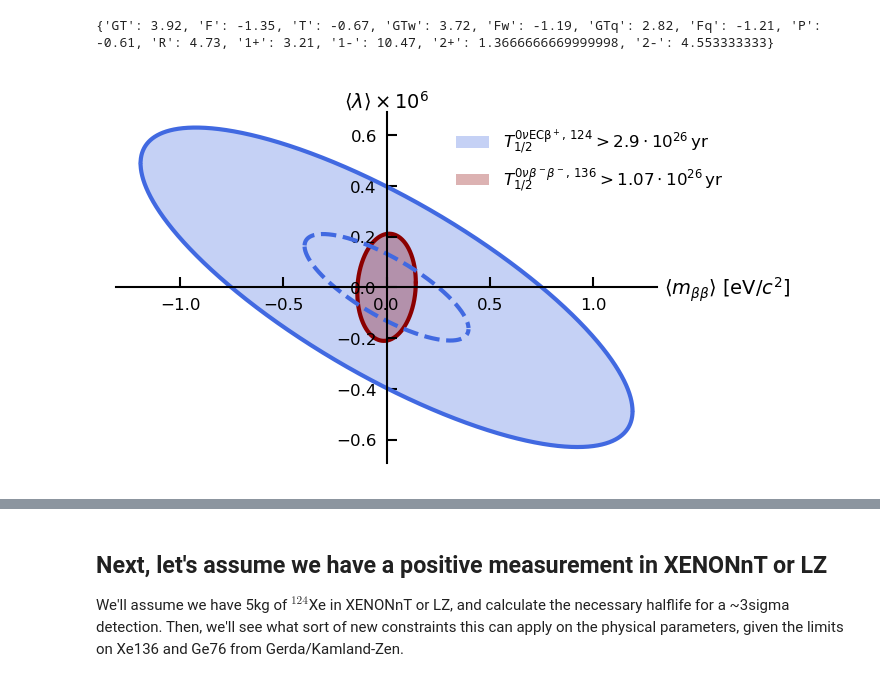
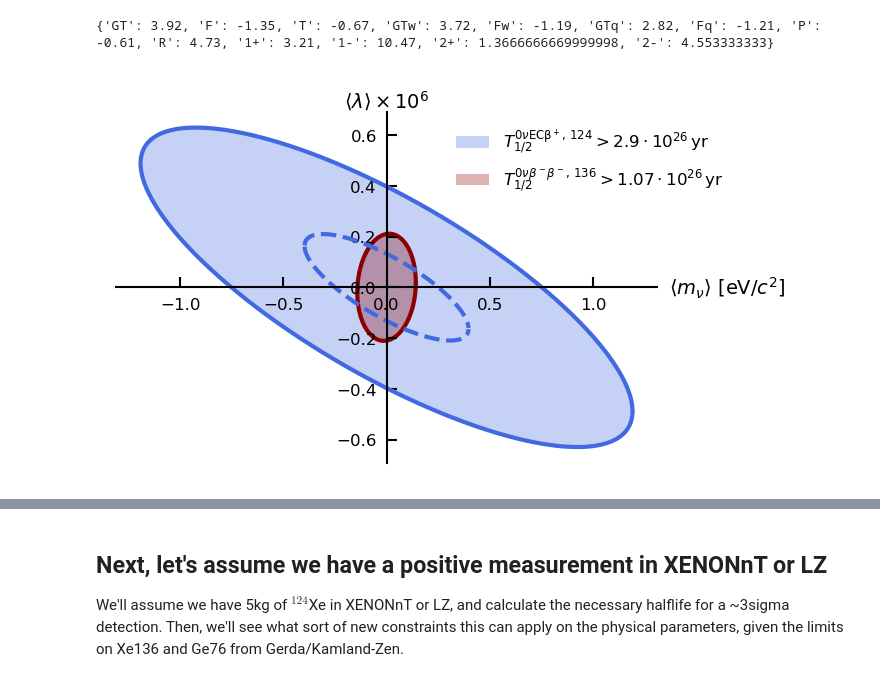
Before and after one commit to bglenardo/MuensterTPC-MC, a Jupyter notebook: analysis_LRSymmetricConstraints/New physics constraints from Xe124 decay.ipynb, the cells around one changed output, grey strips where cells are left out. Saved outputs shown, nothing was run; the diff lists cells and outputs as text; code cells hidden in the pictures.

Commit message:
Revision three paper plots

```diff
--- a/analysis_LRSymmetricConstraints/New physics constraints from Xe124 decay.ipynb
+++ b/analysis_LRSymmetricConstraints/New physics constraints from Xe124 decay.ipynb
@@ -383,35 +383,35 @@ plt.plot(m,xe124_lp*1.e6,linestyle='-', color='royalblue', linewidth=1.5, zorder
 
 
 plt.fill_between(m,xe136_lm*1.e6,xe136_lp*1.e6,facecolor='darkred',alpha=0.3, edgecolor=None,label='$T^{0\\nu\\beta^-\\beta^-,\,136}_{1/2}>1.07\\cdot10^{26}\\,\\rm{yr}$')
 plt.plot(m,xe136_lm*1.e6,linestyle='-', color='darkred', linewidth=1.5, zorder=1)
 plt.plot(m,xe136_lp*1.e6,linestyle='-', color='darkred', linewidth=1.5, zorder=1)
 
 ax = plt.gca()
 ax.spines['bottom'].set_position('zero')
 ax.spines['left'].set_position('zero')
 ax.spines['right'].set_color('none')
 ax.spines['top'].set_color('none')
 
 ax.xaxis.set_ticks_position('bottom')
 ax.yaxis.set_ticks_position('left')
 #ax.set_xticks([-0.02,-0.01,0.01,0.02])
 #ax.set_yticks([-0.02,0.02])
 #ax.set_xlim(-1.2,1.2)
 #ax.set_ylim(-0.7,0.7)
 
-ax.set_xlabel(r'$\langle m_{\beta\beta} \rangle$ [eV/$c^2$]')
+ax.set_xlabel(r'$\langle m_\nu \rangle$ [eV/$c^2$]')
 ax.xaxis.set_label_coords(1.13,0.535)
 ax.set_ylabel(r'$\langle \lambda \rangle \times 10^6$',rotation='horizontal')
 ax.yaxis.set_label_coords(0.5,1.0)
 #plt.axis([-0.03,0.03,-0.04,0.04])
 leg=plt.legend(loc='upper right',frameon=True, fontsize=6, bbox_to_anchor=(1.15, 1))
 leg.get_frame().set_linewidth(0)
 plt.draw()
 plt.savefig('ellipses_plot_efficiencies_included.pdf',dpi=300,bbox_inches='tight')
 plt.show()
 #plt.savefig('ellipses_plot_efficiencies_included.svg',bbox_inches='tight')
 # %% [output]
-[figure, old version]
+[figure, new version]
 # %%
 xe124_lm = EtaVsML_neg(m,0.,Tlim,xe124_nme,xe124_psf,xe124_sf)
 xe124_lp = EtaVsML_pos(m,0.,Tlim,xe124_nme,xe124_psf,xe124_sf)
```
Also changed, not shown: parts of 4 cells of this notebook, 18 other files.
